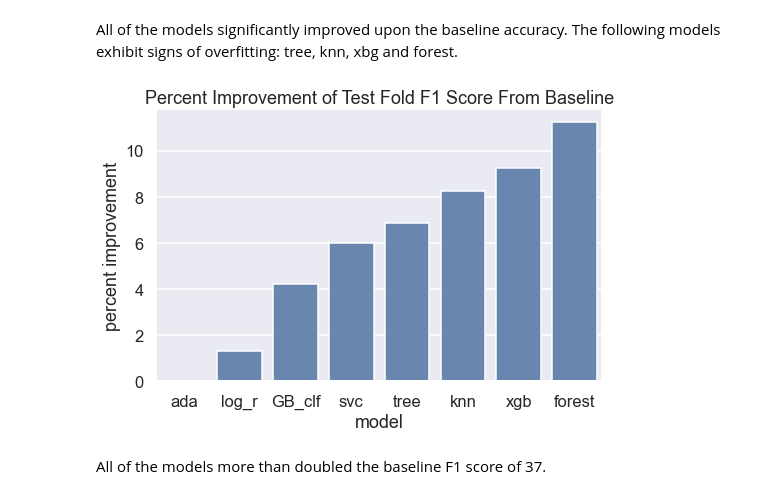
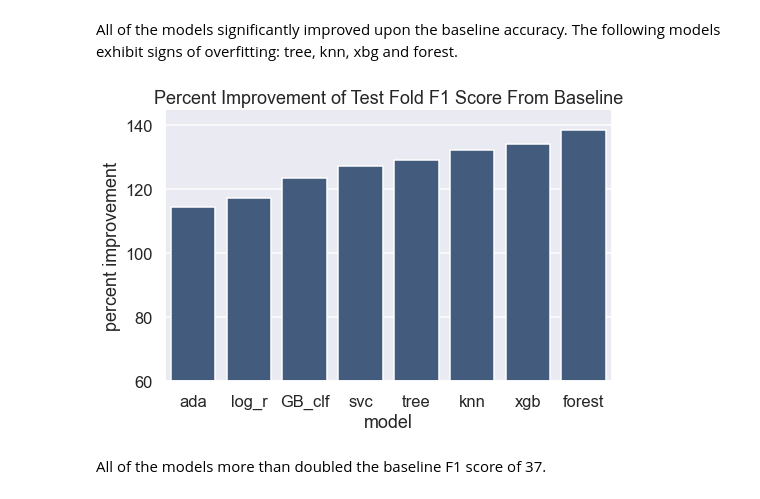
Before and after one commit to larends/Predicting_Customer_Behavior_in_Hotel_Cancellations, a Jupyter notebook: Predicting Hotel Cancellations.ipynb, the cells around one changed output. Saved outputs shown, nothing was run; the diff lists cells and outputs as text; code cells hidden in the pictures.

```diff
--- a/Predicting Hotel Cancellations.ipynb
+++ b/Predicting Hotel Cancellations.ipynb
@@ -525,4 +617,8 @@ Name: booking_changes, dtype: int64
 # %% [markdown]
 The majority of customers did not make any changes and of those that did, the most common was a single change. I am going to change this to a binary column: 1 for made changes and 0 for no changes.
 # %%
-hotels_engineered['booking_changes'] = np.where(hotels_engineered['booking_changes']==0, 0, 1)
+#Make booking changes a binary column
+hotels_engineered['booking_changes'] = (
+    np.where(
+        hotels_engineered['booking_changes']==0, 0, 1)
+)
@@ -536,10 +633,13 @@ Name: deposit_type, dtype: int64
 # %% [markdown]
 I am going to make a similar adjustment to deposit type since there are so few refundable deposits. The column will be changed to deposit_made with 1 for yes and 0 for no.
 # %%
+#Change the name of the deposit column
 hotels_engineered = hotels_engineered.rename(
     columns={'deposit_type': 'deposit_made'})
 
 def deposit_made(deposit):
+    """Takes in the deposit column and returns 0 for no deposit and 1 for
+    a deposit of either type."""
     if deposit == 'No Deposit':
         return 0
     else:
@@ -600,6 +705,9 @@ hotels_engineered['agent'].isna().sum()
 There are 3 agents that account for around 50% of the bookings and the rest are made by agents that have small numbers of bookings. There are also 16,115 records with no value for agent. I am going to keep the top 3 agents, replace the missing values with 'none' and group the rest into 'other.'
 # %%
 def get_agent(agent):
+    """Takes in the agent column and returns a string value of the input for
+    the top three agents, group the remaining agents into other and replace
+    missing values with none. """
     if agent in [9.0, 240.0, 1.0]:
         return str(agent)
     elif np.isnan(agent):
@@ -610,7 +718,14 @@ def get_agent(agent):
 hotels_engineered['agent'] = hotels_engineered['agent'].apply(get_agent)
 agent_count = hotels_engineered['agent'].value_counts().reset_index()
 agent_count.columns = ['agent','count']
+
+#Visualize the agents
 fig,ax = plt.subplots(figsize=(8,5))
-sns.barplot(data=agent_count, x='agent',y='count', color=NEUTRAL)
+sns.barplot(
+    data=agent_count,
+    x='agent',
+    y='count',
+    color=NEUTRAL
+)
 plt.title('Number of Customers by Agent');
 # %% [output]
@@ -695,6 +823,8 @@ Name: total_of_special_requests, dtype: int64
 Because the number of special requests rapidly drops off after 2, I am going to group these as: 0, 1, 2 and 3+.
 # %%
 def get_requests(request):
+    """Takes in the special request column and returns a string of the input
+    for values less than or equal 2 or returns 3+"""
     if request in [0,1,2]:
         return str(request)
     else:
@@ -1668,22 +1813,26 @@ plt.ylim(.4, 1.0);
 # %% [markdown]
 All of the models significantly improved upon the baseline accuracy. The following models exhibit signs of overfitting: tree, knn, xbg and forest.
 # %%
+#Get the F1 scores for the train and test folds for each of the models
 test_f1 = initial_model_metrics.loc['test_F1 mean'].reset_index()
 test_f1.columns = ['model', 'f1']
-baseline = test_f1.iloc[7]['f1']
+baseline = initial_model_metrics['baseline']['test_F1 mean']
 test_f1['percent_improvement_from_baseline'] = ((test_f1['f1'] -
                                                  baseline)/baseline *100)
 test_f1 = test_f1.sort_values('percent_improvement_from_baseline')
 test_f1=test_f1[test_f1['model'] != 'baseline']
+
+#Visualize the F1 scores
 fig,ax=plt.subplots(figsize=(8,5))
 sns.barplot(data=test_f1,
             x='model',
             y='percent_improvement_from_baseline',
             color=NEUTRAL)
 plt.title('Percent Improvement of Test Fold F1 Score From Baseline')
-plt.ylabel('percent improvement');
+plt.ylabel('percent improvement')
+plt.ylim(60,145);
 # %% [output]
-[figure, old version]
+[figure, new version]
 # %% [markdown]
 All of the models more than doubled the baseline F1 score of 37.
 # %%
```
Also changed, not shown: parts of 157 cells of this notebook, 40 other files.
